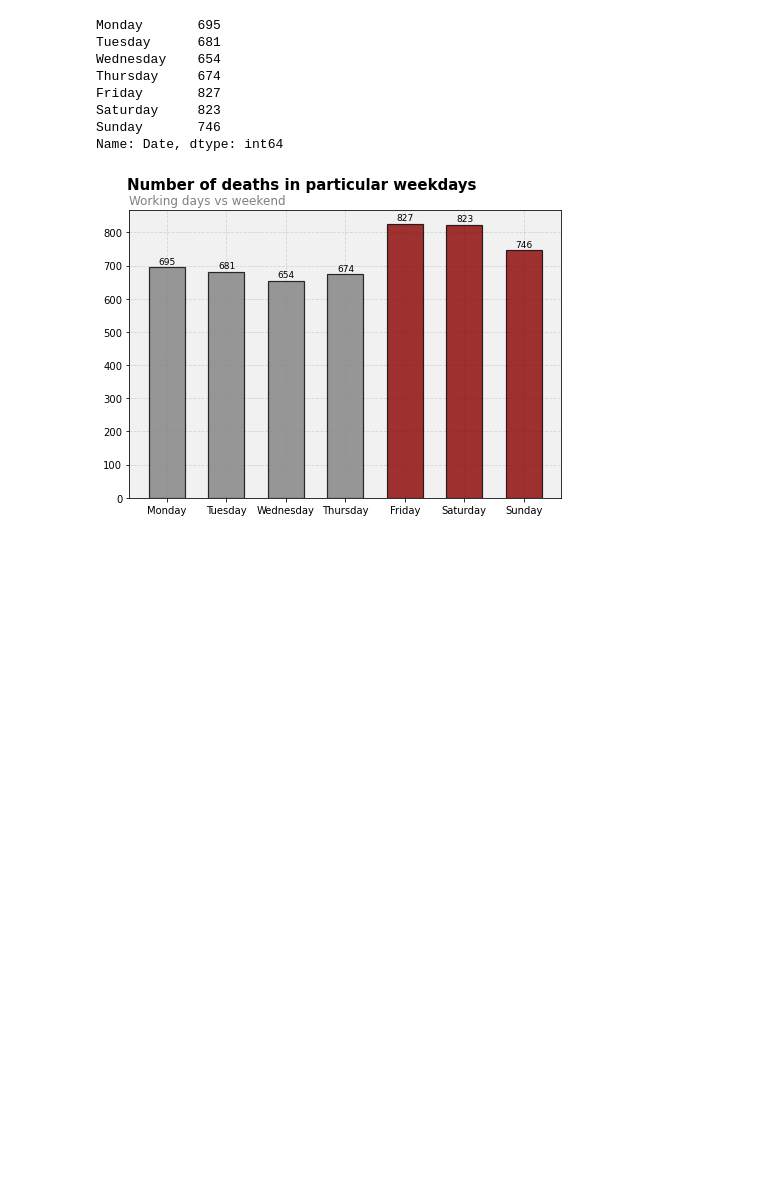
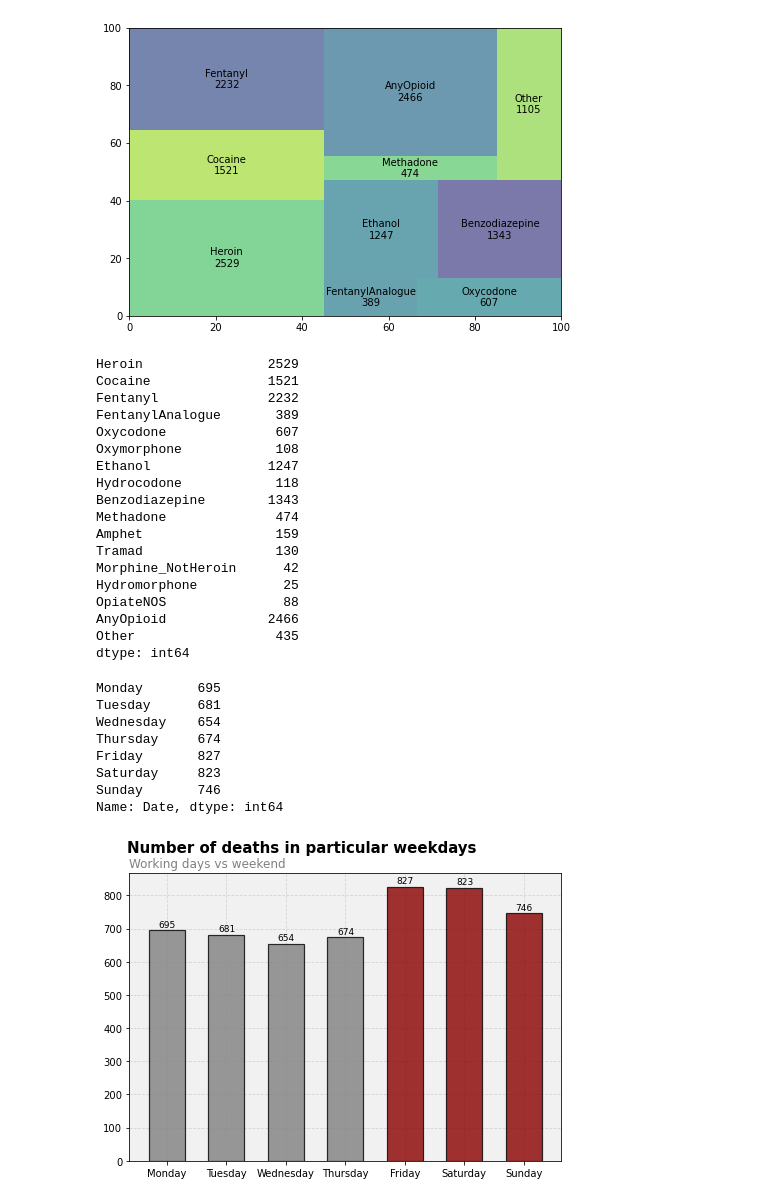
Before and after one commit to MaksOpp/drug-deaths-eda, a Jupyter notebook: Drug deaths EDA.ipynb, the cells around one changed output. Saved outputs shown, nothing was run; the diff lists cells and outputs as text; code cells hidden in the pictures; blank space fills up the shorter version.

```diff
--- a/Drug deaths EDA.ipynb
+++ b/Drug deaths EDA.ipynb
@@ -31,0 +44,7 @@ data.sample(n=10)
+# %%
+is_type_of_drug = data.mode(dropna=True).values[0]=='Y'
+type_of_drug_columns = np.where(is_type_of_drug == True)[0]
+type_of_drug_columns = np.append(type_of_drug_columns,data.columns.get_loc('Other'))
+
+drugs_data = data.iloc[: , type_of_drug_columns].count()
+drugs_data
@@ -32,3 +70,37 @@ data.sample(n=10)
+# %%
+drugs_data.Other += drugs_data[drugs_data.values<200].sum()
+drugs_data = drugs_data[drugs_data.values>200]
+
+fig = plt.figure()
+ax = fig.add_axes([0,0,1,1])
+labels = ["%s\n%d" % (label) for label in zip(drugs_data.index, drugs_data.values)]
+
+squarify.plot(sizes=drugs_data.values, label=labels,
+               alpha=0.7)
+
+plt.show()
+
+data.iloc[: , type_of_drug_columns].count()
+# %% [output]
+[figure, added]
+Heroin                2529
+Cocaine               1521
+Fentanyl              2232
+FentanylAnalogue       389
+Oxycodone              607
+Oxymorphone            108
+Ethanol               1247
+Hydrocodone            118
+Benzodiazepine        1343
+Methadone              474
+Amphet                 159
+Tramad                 130
+Morphine_NotHeroin      42
+Hydromorphone           25
+OpiateNOS               88
+AnyOpioid             2466
+Other                  435
+dtype: int64
 # %%
 data = data[data['Age'].notna() | data['Sex'].notna()]
 data = data[data.Sex != 'Unknown']
```
Also changed, not shown: parts of 6 cells of this notebook, 1 other file.
